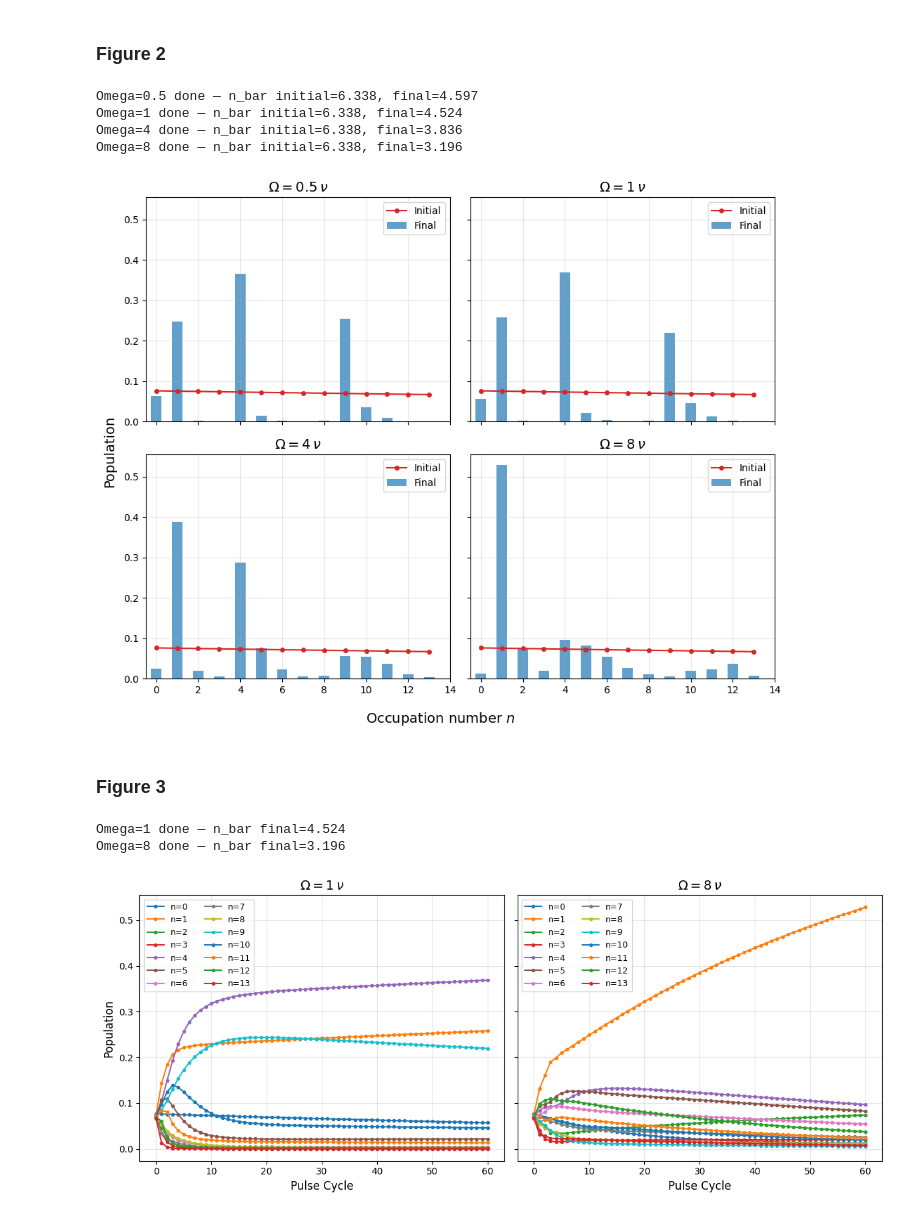
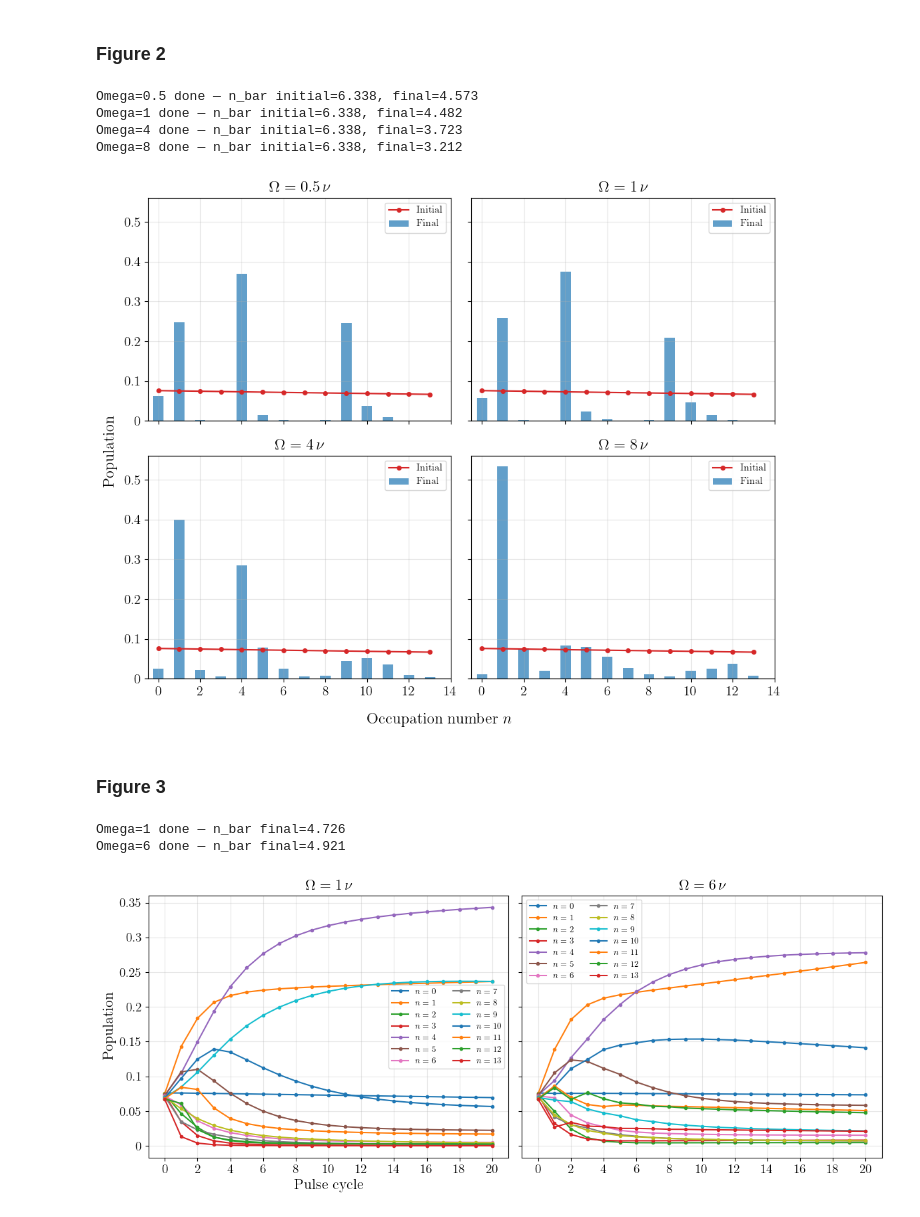
Before and after one commit to GonReina/QLearn, a Jupyter notebook: trapped_ions/Fock_mixtures_sim.ipynb, the cells around one changed output. Saved outputs shown, nothing was run; the diff lists cells and outputs as text; code cells hidden in the pictures.

```diff
--- a/trapped_ions/Fock_mixtures_sim.ipynb
+++ b/trapped_ions/Fock_mixtures_sim.ipynb
@@ -926,18 +983,21 @@ Delta = 0
 RF_strength = 1
 nu = 1.0
 eta = 0.05
-Omega_y = 1000
+Omega_y = 100
 n_thermal = 1
 n0 = 1
-gamma = 1000
+gamma = 100
 kT = 100
 N = 14
 num_pulses = 60
 
 Omega_values = [0.5, 1, 4, 8]
 
+set_latex_plot_style()
 fig, axes = plt.subplots(2, 2, figsize=(10, 8), sharey=True, sharex=True)
 axes = axes.flatten()
+for ax in axes:
+    latexify_ticks(ax)
 
 for idx, Omega in enumerate(Omega_values):
     tau = 2 * np.pi / (eta * Omega * np.sqrt(n0))
@@ -1026,30 +1086,33 @@ for idx, Omega in enumerate(Omega_values):
         rho_mat = vector_to_operator(current_rho_vec)
         occupancies[k, :] = rho_mat.ptrace(1).diag().real
 
+
     # Plot
     ax = axes[idx]
     p_initial = occupancies[0, :]
     p_final = occupancies[-1, :]
     n_states = np.arange(N)
-    ax.plot(n_states, p_initial, 'o-', color='tab:red', markersize=4, label='Initial')
-    ax.bar(n_states, p_final, width=0.5, alpha=0.7, color='tab:blue', label='Final')
-    ax.set_title(rf'$\Omega = {Omega}\,\nu$', fontsize=14)
+    ax.plot(n_states, p_initial, 'o-', color='tab:red', markersize=4, label=r'Initial')
+    ax.bar(n_states, p_final, width=0.5, alpha=0.7, color='tab:blue', label=r'Final')
+    ax.set_title(rf'$\Omega = {Omega}\,\nu$', fontsize=16)
     ax.set_xlim(-0.5, 14)
     ax.legend(fontsize=10)
     ax.grid(True, alpha=0.3)
 
     print(f"Omega={Omega} done — n_bar initial={np.dot(n_states, p_initial):.3f}, final={np.dot(n_states, p_final):.3f}")
 
-fig.supxlabel('Occupation number $n$', fontsize=14)
-fig.supylabel('Population', fontsize=14)
+fig.supxlabel(r'Occupation number $n$', fontsize=16)
+fig.supylabel(r'Population', fontsize=16)
+# fig.suptitle('Cooling in the Lamb-Dicke Regime', fontsize=16, y=1.01)
 plt.tight_layout()
 plt.show()
+fig.savefig("figure2.pdf", bbox_inches="tight")
 # %% [output]
-Omega=0.5 done — n_bar initial=6.338, final=4.597
-Omega=1 done — n_bar initial=6.338, final=4.524
-Omega=4 done — n_bar initial=6.338, final=3.836
-Omega=8 done — n_bar initial=6.338, final=3.196
+Omega=0.5 done — n_bar initial=6.338, final=4.573
+Omega=1 done — n_bar initial=6.338, final=4.482
+Omega=4 done — n_bar initial=6.338, final=3.723
+Omega=8 done — n_bar initial=6.338, final=3.212
-[figure, old version]
+[figure, new version]
 # %% [markdown]
 ### Figure 3
 # %%
@@ -1062,17 +1125,20 @@ Delta = 0
 RF_strength = 1
 nu = 1.0
 eta = 0.05
-Omega_y = 1000
+Omega_y = 100
 n_thermal = 1
 n0 = 1
-gamma = 1000
+gamma = 100
 kT = 100
 N = 14
-num_pulses = 60
+num_pulses = 20
 
-Omega_values = [1, 8]
+Omega_values = [1, 6]
 
+set_latex_plot_style()
 fig, axes = plt.subplots(1, 2, figsize=(12, 5), sharey=True)
+for ax in np.atleast_1d(axes):
+    latexify_ticks(ax)
 
 for idx, Omega in enumerate(Omega_values):
     tau = 2 * np.pi / (eta * Omega * np.sqrt(n0))
@@ -1146,37 +1212,39 @@ for idx, Omega in enumerate(Omega_values):
 
     # Initial state
     thermal_state = (-nu * a_dag * a / kT).expm()
     thermal_state = thermal_state / thermal_state.tr()
     ground_state = basis(2, 1)
     initial_state = tensor(ground_state * ground_state.dag(), thermal_state)
 
     occupancies = np.zeros((num_pulses + 1, N))
     rho_vec = operator_to_vector(initial_state)
     rho_mat = vector_to_operator(rho_vec)
     occupancies[0, :] = rho_mat.ptrace(1).diag().real
 
     current_rho_vec = rho_vec
     for k in range(1, num_pulses + 1):
         current_rho_vec = prop_cycle * current_rho_vec
         rho_mat = vector_to_operator(current_rho_vec)
         occupancies[k, :] = rho_mat.ptrace(1).diag().real
 
     # Plot populations vs pulse cycle
     ax = axes[idx]
     times_sim = np.arange(num_pulses + 1)
     for n in range(N):
-        ax.plot(times_sim, occupancies[:, n], '.-', label=f'n={n}')
-    ax.set_title(rf'$\Omega = {Omega}\,\nu$', fontsize=14)
-    ax.set_xlabel('Pulse Cycle', fontsize=12)
+        ax.plot(times_sim, occupancies[:, n], '.-', label=rf'$n={n}$')
+    ax.set_title(rf'$\Omega = {Omega}\,\nu$', fontsize=16)
+    # ax.set_xlabel(r'Pulse cycle', fontsize=12)
     ax.legend(fontsize=9, ncol=2)
     ax.grid(True, alpha=0.3)
 
     print(f"Omega={Omega} done — n_bar final={np.dot(np.arange(N), occupancies[-1, :]):.3f}")
 
-axes[0].set_ylabel('Population', fontsize=12)
+axes[0].set_ylabel(r'Population', fontsize=16)
+axes[0].set_xlabel(r'Pulse cycle', fontsize=16)
 plt.tight_layout()
 plt.show()
+fig.savefig("figure3.pdf", bbox_inches="tight")
 # %% [output]
-Omega=1 done — n_bar final=4.524
-Omega=8 done — n_bar final=3.196
+Omega=1 done — n_bar final=4.726
+Omega=6 done — n_bar final=4.921
-[figure, old version]
+[figure, new version]
```
Also changed, not shown: parts of 4 cells of this notebook, 4 other files.
